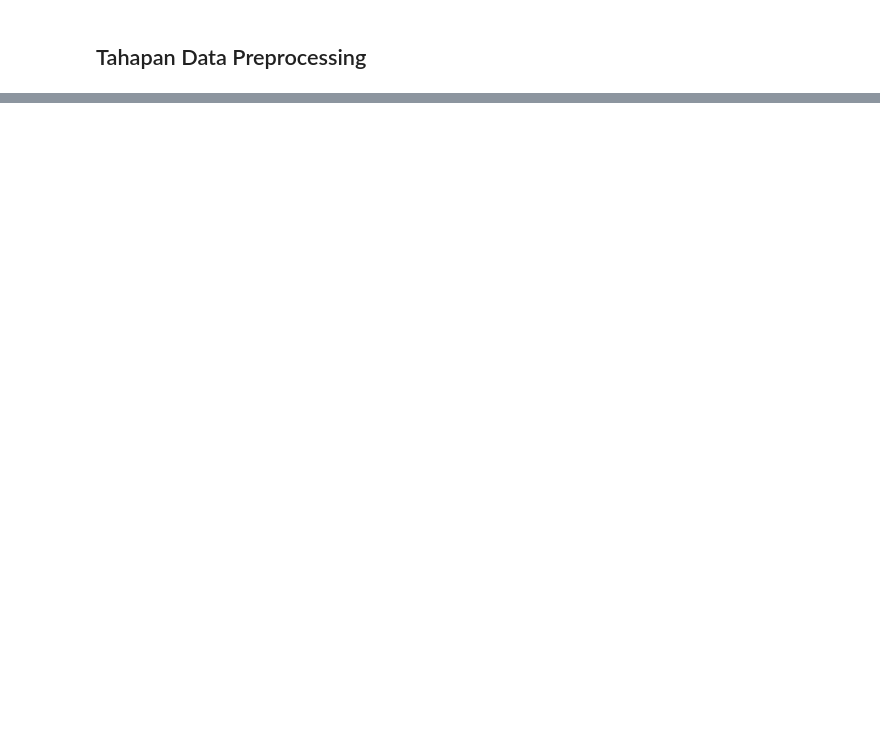
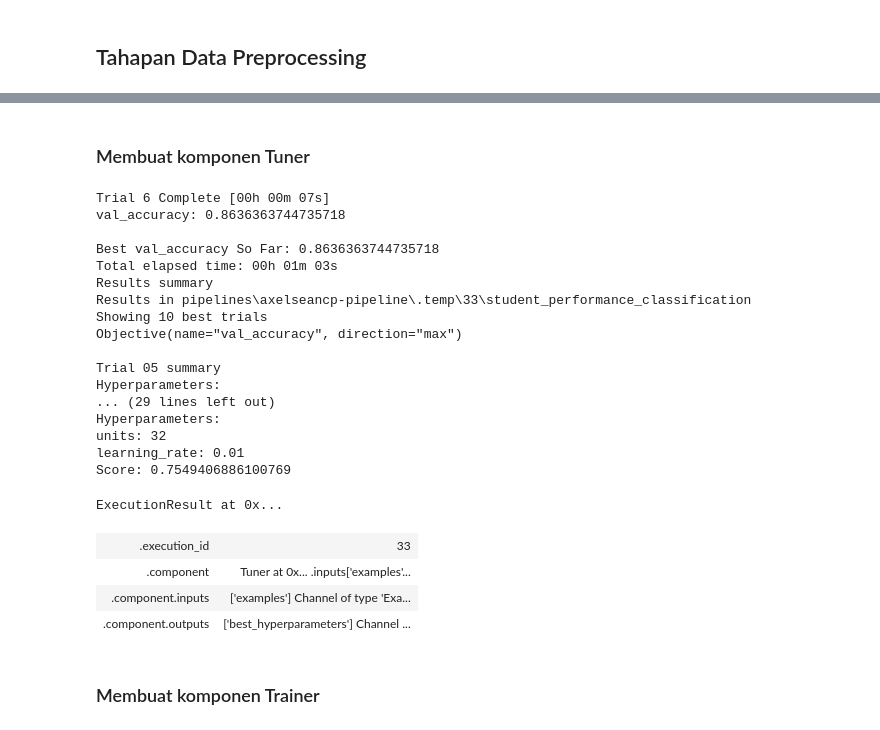
Before and after one commit to AxelSeanCP/MLOps-Dicoding-Projects, a Jupyter notebook: Proyek pertama/notebook.ipynb, the cells around one changed output, grey strips where cells are left out. Cells and saved outputs as stored; diff of their text form; code cells hidden in the pictures; blank space fills up the shorter version.

```diff
--- a/Proyek pertama/notebook.ipynb
+++ b/Proyek pertama/notebook.ipynb
@@ -132,0 +196,7 @@ from sklearn.preprocessing import StandardScaler
+# %%
+transform = Transform(
+    examples=example_gen.outputs["examples"],
+    schema=schema_gen.outputs["schema"],
+    module_file=os.path.abspath(TRANSFORM_MODULE_FILE)
+)
+interactive_context.run(transform)
@@ -132,0 +223,2 @@ from sklearn.preprocessing import StandardScaler
+# %%
+TRAINER_TUNER_MODULE_FILE = "student_trainer_tuner.py"
@@ -132,0 +442,38 @@ from sklearn.preprocessing import StandardScaler
+# %% [markdown]
+### Membuat komponen Tuner
+# %%
+tuner = Tuner(
+    module_file = os.path.abspath(TRAINER_TUNER_MODULE_FILE),
+    examples = transform.outputs['transformed_examples'],
+    transform_graph = transform.outputs['transform_graph'],
+    schema = schema_gen.outputs['schema'],
+    train_args = trainer_pb2.TrainArgs(splits=['train']),
+    eval_args = trainer_pb2.EvalArgs(splits=['val'])
+)
+
+interactive_context.run(tuner)
+# %% [output]
+Trial 6 Complete [00h 00m 07s]
+val_accuracy: 0.8636363744735718
+
+Best val_accuracy So Far: 0.8636363744735718
+Total elapsed time: 00h 01m 03s
+Results summary
+Results in pipelines\axelseancp-pipeline\.temp\33\student_performance_classification
+Showing 10 best trials
+Objective(name="val_accuracy", direction="max")
+
+Trial 05 summary
+Hyperparameters:
+... (29 lines left out)
+Hyperparameters:
+units: 32
+learning_rate: 0.01
+Score: 0.7549406886100769
+ExecutionResult at 0x...
+| .execution_id | 33 |
+| .component | Tuner at 0x... .inputs['examples'... |
+| .component.inputs | ['examples'] Channel of type 'Exa... |
+| .component.outputs | ['best_hyperparameters'] Channel ... |
+# %% [markdown]
+### Membuat komponen Trainer
```
Also changed, not shown: parts of 15 cells of this notebook, 6 other files.
